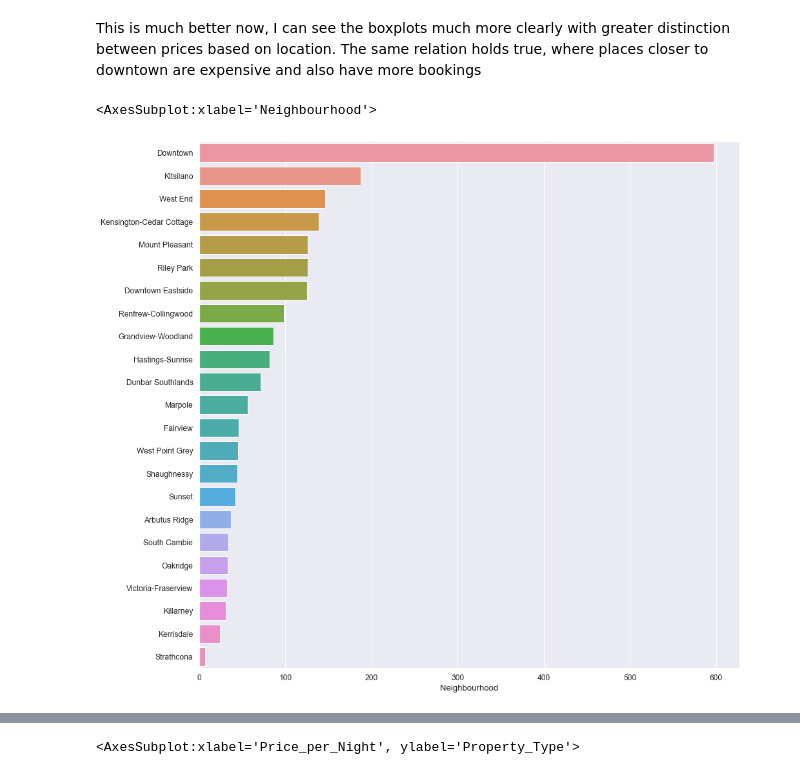
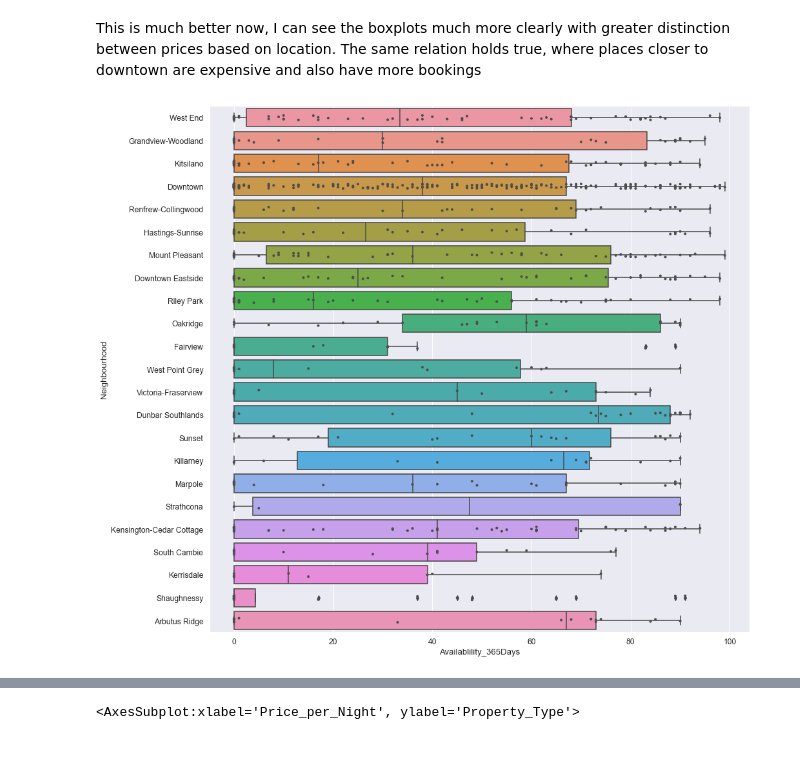
Before and after one commit to data301-2021-summer2/project-group8-project, a Jupyter notebook: analysis/Ahmad Jamal/analysis.ipynb, the cells around one changed output, grey strips where cells are left out. Cells and saved outputs as stored; diff of their text form; code cells hidden in the pictures.

```diff
--- a/analysis/Ahmad Jamal/analysis.ipynb
+++ b/analysis/Ahmad Jamal/analysis.ipynb
@@ -1,14 +1,11 @@
 # %%
 import sys
 import seaborn as sns
+import matplotlib.pyplot as plt
 
 sys.path.append('../')
 
 from scripts import project_functions # This is called a relative import
 df = project_functions.load_and_process("../../data/raw/Vancouver.csv")
 df
-
-sns.set_style("white")
-sns.despine()
-sns.set_theme(font_scale=1)
 # %% [output]
@@ -48,12 +58,12 @@ usually that means it might be the whole apt or a house and they are usually mor
 # %%
-# There are more factors that could lead to a fluctuation in price, these might include superhost, location
-# minimum nights, and property type, that might need more digging using other plots
+# Checking the Price per night fluctuation for different types of host
+sns.set_style("ticks")
 
-sns.set(rc={'figure.figsize':(5,5)})
-sns.set_style("white")
+f, ax = plt.subplots()
+sns.boxplot(x="Superhost", y="Price_per_Night", data=df, whis=[0, 100], width=.6).set_title("Effect of Superhost status to Price per Night")
+
+ax.set_xlabel("Superhost?")
+ax.set_ylabel("Price per Night")
+
 sns.despine()
-sns.set_theme(font_scale=1.1)
-
-sns.boxplot(x="Superhost", y="Price_per_Night", data=df,
-            whis=[0, 100], width=.6, palette="vlag")
 # %% [output]
@@ -99,8 +120,28 @@ The same relation holds true, where places closer to downtown are expensive and
 # %%
 # While fidling with graphs above, I uncovered another important relation from my data about the popularity of Airbnb with
 # location
 
-sns.barplot(y=df["Neighbourhood"].value_counts().index, x=df["Neighbourhood"].value_counts(), data=df)
+# sns.set_style("white")
+# f, ax = plt.subplots()
+
+# sns.barplot(y=df["Neighbourhood"].value_counts().index, x=df["Availablility_365Days"].value_counts(), data=df)
+
+# ax.set_xlabel("Price per Night")
+# ax.set_ylabel("Neighbourhood")
+
+# sns.despine()
+# sns.set_theme(font_scale=1.1)
+
+# Making dataset smaller, for dataset where availability is less than 100
+
+df2 = df[["Neighbourhood","Availablility_365Days"]].loc[lambda row: row["Availablility_365Days"] < 100]
+
+sns.boxplot(y=df2["Neighbourhood"], x=df2["Availablility_365Days"], data=df2)
+
+# Add in points to show each observation
+sns.stripplot(x=df2["Availablility_365Days"], y=df2["Neighbourhood"], data=df2, size=4, color=".3", linewidth=0)
+
+sns.despine()
+sns.set_theme(font_scale=1.1)
 # %% [output]
-<AxesSubplot:xlabel='Neighbourhood'>
-[figure, old version]
+[figure, new version]
```
Also changed, not shown: parts of 12 cells of this notebook.
